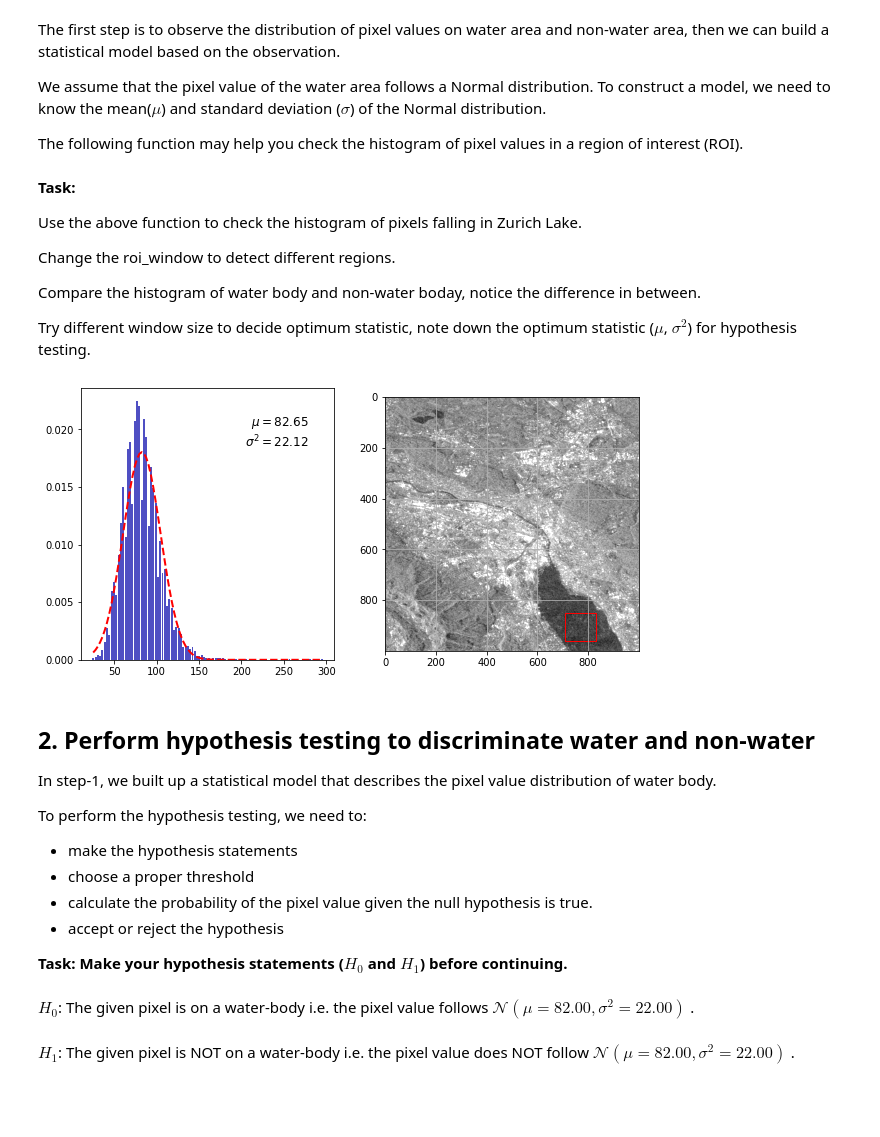
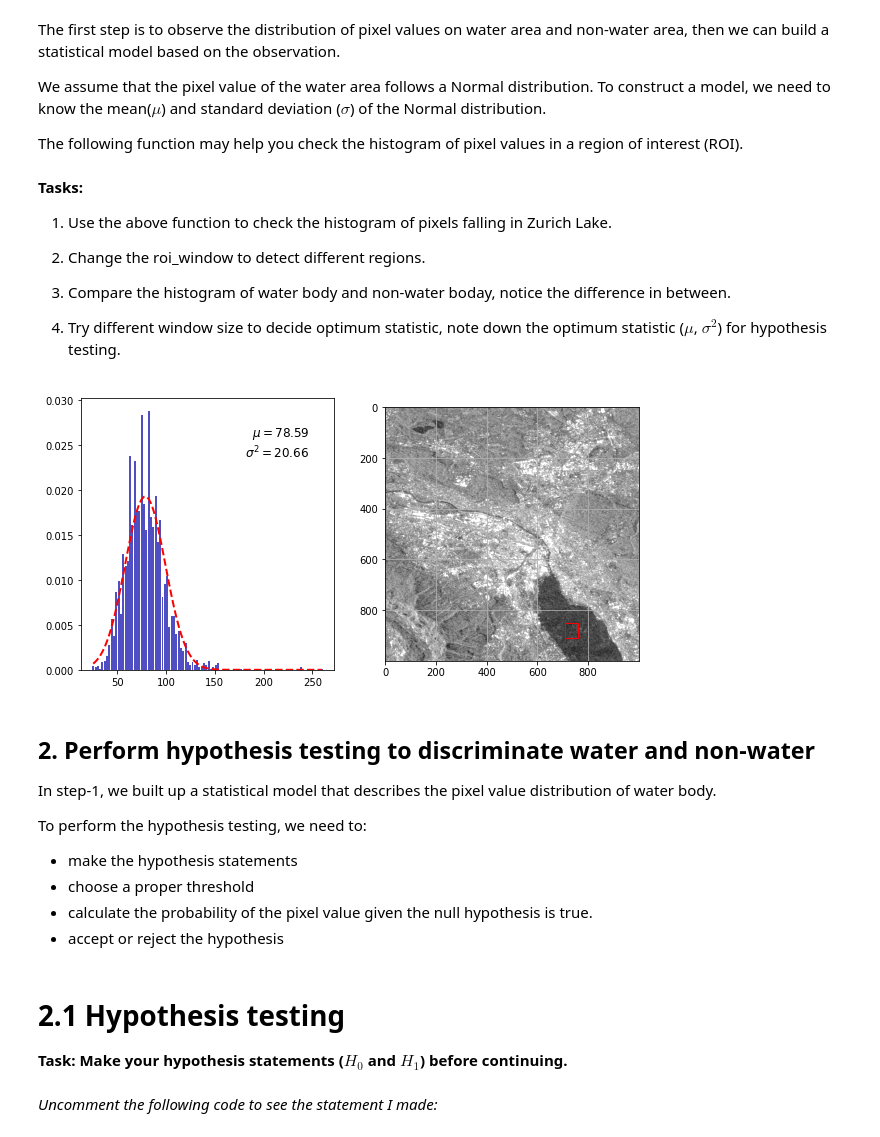
Before and after one commit to shiyiaka41/MIPRS_2021, a Jupyter notebook: Hypotheis_Testing.ipynb, the cells around one changed output. Saved outputs shown, nothing was run; the diff lists cells and outputs as text; code cells hidden in the pictures; blank space fills up the shorter version.

```diff
--- a/Hypotheis_Testing.ipynb
+++ b/Hypotheis_Testing.ipynb
@@ -47,7 +51,7 @@ We assume that the pixel value of the water area follows a Normal distribution.
 
 The following function may help you check the histogram of pixel values in a region of interest (ROI).
 # %%
-def check_hist_region(win, img, figsize=[10, 5], hist_bin=100):
+def check_hist_region(win, img, figsize=[10, 5], hist_bin=100, xrange=None):
 
     """
     Examine the histogram of the region of interest (ROI).
@@ -65,6 +69,9 @@ def check_hist_region(win, img, figsize=[10, 5], hist_bin=100):
         The size of figure for plot, (default is [10, 5])
     hist_bin : int, optional
         The bins of the histogram
+    xrange : uple or None, optional
+        The lower and upper range of the bins. Lower and upper outliers are ignored. If not provided, range is (x.min(), x.max()).
+        Range has no effect if bins is a sequence.
 
     Return
     ----------
@@ -82,7 +89,7 @@ def check_hist_region(win, img, figsize=[10, 5], hist_bin=100):
 
     hist_param = dict(density=True, color='#0504aa',alpha=0.7, rwidth=0.85)
 
-    density, bins, _ = ax1.hist(zone_flat, bins=hist_bin, **hist_param)
+    density, bins, _ = ax1.hist(zone_flat, bins=hist_bin, range=xrange, **hist_param)
 
     _x = (bins[0:-1] + bins[1:]) / 2
     p = norm.pdf(_x, mu, std)
@@ -102,22 +109,27 @@ def check_hist_region(win, img, figsize=[10, 5], hist_bin=100):
 
     return zone, mu, std
 # %% [markdown]
-**Task:**
+**Tasks:**
 
-Use the above function to check the histogram of pixels falling in Zurich Lake.
+1. Use the above function to check the histogram of pixels falling in Zurich Lake.
 
-Change the roi_window to detect different regions.
+2. Change the roi_window to detect different regions.
 
-Compare the histogram of water body and non-water boday, notice the difference in between.
+3. Compare the histogram of water body and non-water boday, notice the difference in between.
 
-Try different window size to decide optimum statistic, note down the optimum statistic ($\mu$, $\sigma^2$) for hypothesis testing.
+4. Try different window size to decide optimum statistic, note down the optimum statistic ($\mu$, $\sigma^2$) for hypothesis testing.
 # %%
 # window format: (row_start, col_start, width, height)
-roi_window = (850, 710, 120, 110)
 
-roi, _mu, _std = check_hist_region(roi_window, img)
+# Note: if you are looking at non-water body,
+# better specify a big window and a specific range (i.e xrange=(0, 1000)).
+
+roi_window = (850, 710, 50, 60)
+xrange = None
+
+roi, _mu, _std = check_hist_region(roi_window, img, xrange=None)
 # %% [output]
-[figure, old version]
+[figure, new version]
 # %% [markdown]
 ## 2. Perform hypothesis testing to discriminate water and non-water
 
@@ -129,5 +141,7 @@ To perform the hypothesis testing, we need to:
 - choose a proper threshold
 - calculate the probability of the pixel value given the null hypothesis is true.
 - accept or reject the hypothesis
-
-**Task: Make your hypothesis statements ($H_0$ and $H_1$) before continuing.**
+# %% [markdown]
+# 2.1 Hypothesis testing
+
+**Task: Make your hypothesis statements ($H_0$ and $H_1$) before continuing.**
@@ -134,22 +158,9 @@ To perform the hypothesis testing, we need to:
+# %% [markdown]
+*Uncomment the following code to see the statement I made:*
 # %%
-# Build your statistical model by filling up the parameters
-mu = 82
-std = 22
+# H0_state = r"$H_0$: The given pixel is on a water-body i.e. the pixel value follows $\mathcal{N}(\mu=%.2f, \sigma^2=%.2f)$ ." % (mu, std)
+# H1_state = r"$H_1$: The given pixel is NOT on a water-body i.e. the pixel value does NOT follow $\mathcal{N}(\mu=%.2f, \sigma^2=%.2f)$ ." % (mu, std)
 
-alpha = 0.05 # threshold, in percent
-
-# H0_state = r"" % (mu, std)
-# H1_state = r"$H_1$: The given pixel is NOT on a water-body (i.e. the pixel value does NOT follow the distribution $\mathcal{N}(\mu=%.2f, \simga^2=%.2f)$)" % (mu, std)
-
-# display(Markdown(r'$H_0$: The given pixel is on a water-body (i.e. the pixel value follows $\mathcal{N}(\mu=%.2f, \simga^2=%.2f)$)' % (mu, std)))
-# display(Math(r'\\H_1\\'), ': The given pixel is NOT on a water-body (i.e. the pixel value does NOT follow', Math('$\mathcal{N}(\mu=%.2f, \simga^2=%.2f)$)' % (mu, std)))
-
-H0_state = r"$H_0$: The given pixel is on a water-body i.e. the pixel value follows $\mathcal{N}(\mu=%.2f, \sigma^2=%.2f)$ ." % (mu, std)
-H1_state = r"$H_1$: The given pixel is NOT on a water-body i.e. the pixel value does NOT follow $\mathcal{N}(\mu=%.2f, \sigma^2=%.2f)$ ." % (mu, std)
-
-display(Latex(H0_state))
-display(Latex(H1_state))
+# display(Latex(H0_state))
+# display(Latex(H1_state))
-# %% [output]
-$H_0$: The given pixel is on a water-body i.e. the pixel value follows $\mathcal{N}(\mu=82.00, \sigma^2=22.00)$ .
-$H_1$: The given pixel is NOT on a water-body i.e. the pixel value does NOT follow $\mathcal{N}(\mu=82.00, \sigma^2=22.00)$ .
 # %% [markdown]
```
Also changed, not shown: parts of 12 cells of this notebook.
